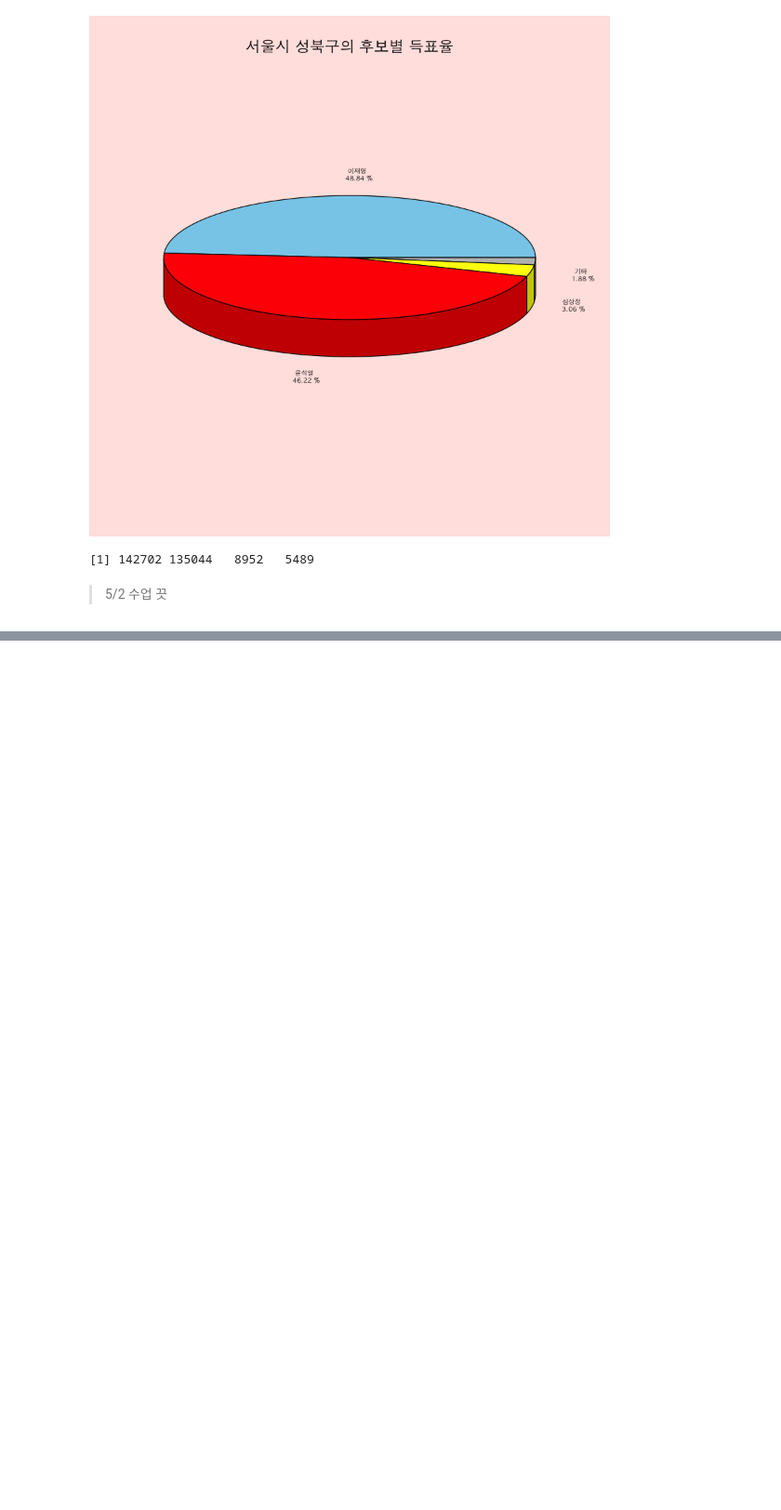
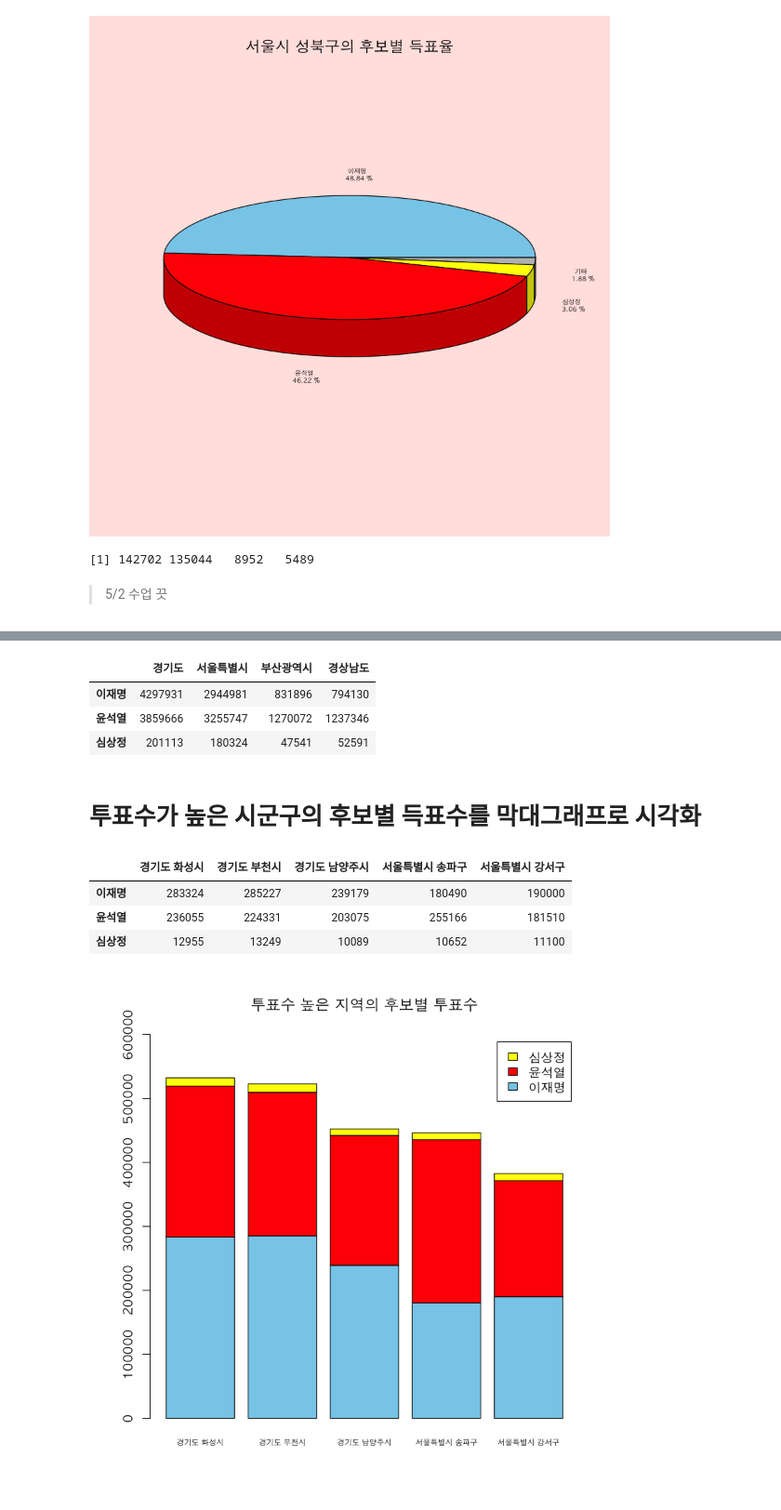
Before and after one commit to monargent0/TJRrrClass, a Jupyter notebook: 10. 20대_대선자료 시각화.ipynb, the cells around one changed output, grey strips where cells are left out. Shown at 93% size. Cells and saved outputs as stored; diff of their text form; code cells hidden in the pictures; blank space fills up the shorter version.

```diff
--- a/10. 20대_대선자료 시각화.ipynb
+++ b/10. 20대_대선자료 시각화.ipynb
@@ -278,0 +320,38 @@ as.numeric(c(pob_윤석열[,5:7] , pob_윤석열[,4] - sum(pob_윤석열[,5:7]))
+# %%
+경기<- (apply(subset(election , 광역시도 =="경기도")[,5:7], 2, sum))
+서울<-(apply(subset(election , 광역시도 == "서울특별시")[,5:7], 2, sum))
+부산<-(apply(subset(election , 광역시도 =="부산광역시")[,5:7], 2, sum))
+경상<-(apply(subset(election , 광역시도 =="경상남도")[,5:7], 2, sum))
+투표<- cbind(경기, 서울, 부산, 경상)
+colnames(투표) <- c('경기도','서울특별시','부산광역시','경상남도')
+투표
+# %% [output]
+|  | 경기도 | 서울특별시 | 부산광역시 | 경상남도 |
+| 이재명 | 4297931 | 2944981 | 831896 | 794130 |
+| 윤석열 | 3859666 | 3255747 | 1270072 | 1237346 |
+| 심상정 | 201113 | 180324 | 47541 | 52591 |
+# %% [markdown]
+# 투표수가 높은 시군구의 후보별 득표수를 막대그래프로 시각화
+# %%
+지역 <- head(arrange(election, desc(투표수)),5)[,1:2] # 지역이름
+지역 <- paste(지역$광역시도 , 지역$시군구)
+
+투표수 <- t(as.matrix(head(arrange(election, desc(투표수)),5)[,5:7]))
+colnames(투표수) <- 지역
+투표수
+# %% [output]
+|  | 경기도 화성시 | 경기도 부천시 | 경기도 남양주시 | 서울특별시 송파구 | 서울특별시 강서구 |
+| 이재명 | 283324 | 285227 | 239179 | 180490 | 190000 |
+| 윤석열 | 236055 | 224331 | 203075 | 255166 | 181510 |
+| 심상정 | 12955 | 13249 | 10089 | 10652 | 11100 |
+# %%
+par(family = 'AppleGothic' , bg='white')
+barplot(투표수,
+        main = "투표수 높은 지역의 후보별 투표수",
+        ylim = c(0 , 600000),
+        legend.text = T,
+        col = c('skyblue', 'red','yellow'),
+        cex.names = 0.6
+     )
+# %% [output]
+[figure, added]
```
Also changed, not shown: parts of 6 cells of this notebook.
